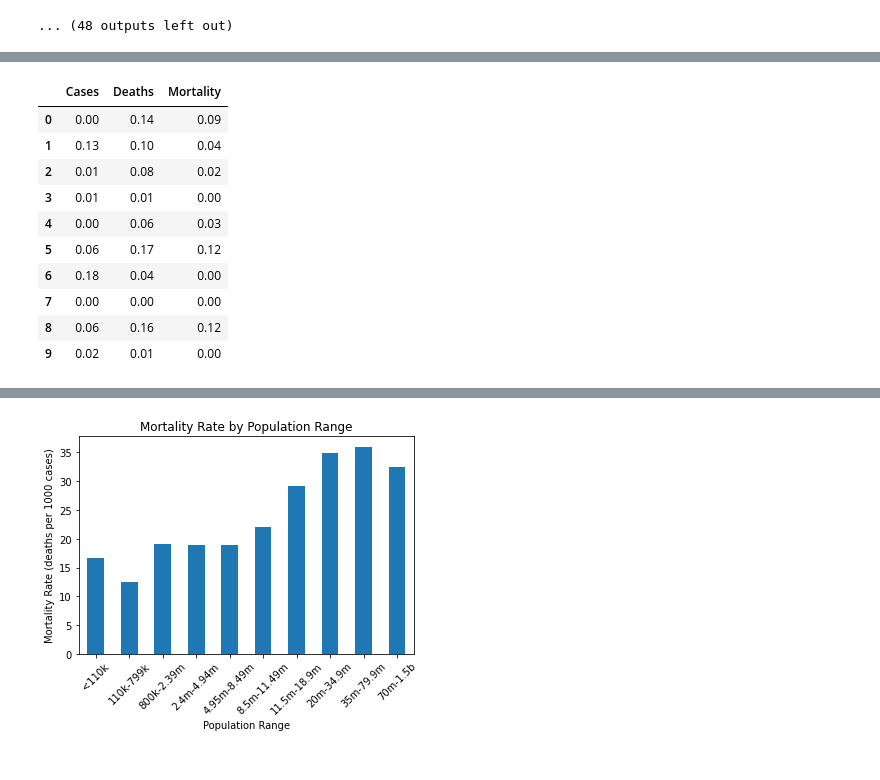
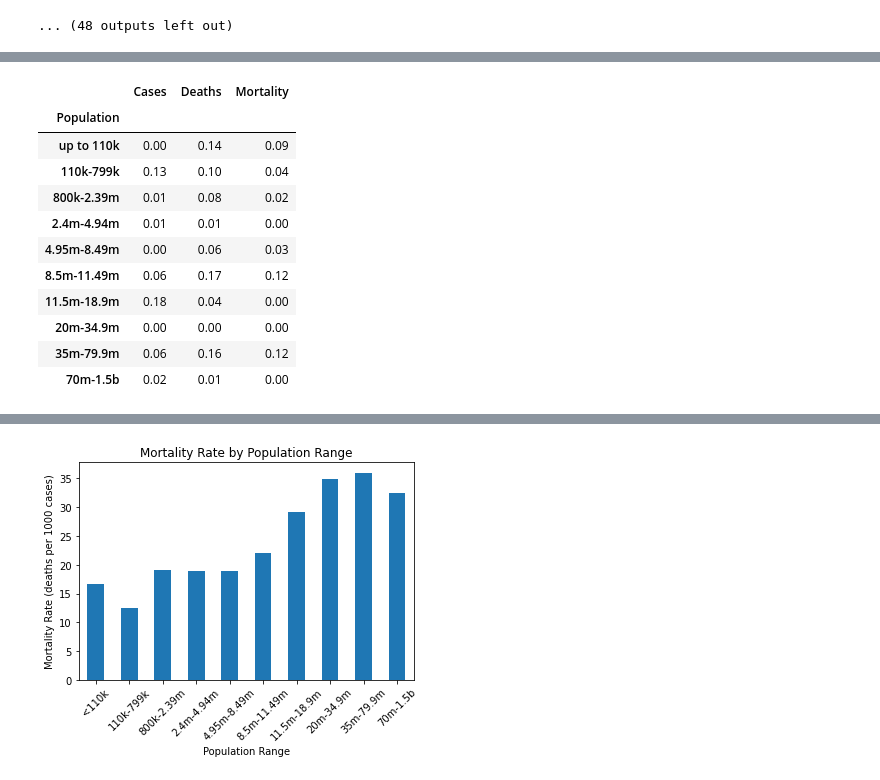
Before and after one commit to AustinRCole/COVID_Lat_GDP_analysis, a Jupyter notebook: Second Question Analysis.ipynb, the cells around one changed output, grey strips where cells are left out. Saved outputs shown, nothing was run; the diff lists cells and outputs as text; code cells hidden in the pictures.

```diff
--- a/Second Question Analysis.ipynb
+++ b/Second Question Analysis.ipynb
@@ -205,16 +218,17 @@ cc_df
 # %%
-rs_df = pd.DataFrame(list(zip(case_rs_list, deaths_rs_list, mortality_rs_list)),
-                       columns = ['Cases', 'Deaths','Mortality'])
-rs_df
+rs_df = pd.DataFrame(list(zip(pop_ranges, case_rs_list, deaths_rs_list, mortality_rs_list)),
+                       columns = ['Population', 'Cases', 'Deaths','Mortality'])
+rs_df.set_index('Population')
 # %% [output]
 |  | Cases | Deaths | Mortality |
-| 0 | 0.00 | 0.14 | 0.09 |
-| 1 | 0.13 | 0.10 | 0.04 |
-| 2 | 0.01 | 0.08 | 0.02 |
-| 3 | 0.01 | 0.01 | 0.00 |
-| 4 | 0.00 | 0.06 | 0.03 |
-| 5 | 0.06 | 0.17 | 0.12 |
-| 6 | 0.18 | 0.04 | 0.00 |
-| 7 | 0.00 | 0.00 | 0.00 |
-| 8 | 0.06 | 0.16 | 0.12 |
-| 9 | 0.02 | 0.01 | 0.00 |
+| Population |  |  |  |
+| up to 110k | 0.00 | 0.14 | 0.09 |
+| 110k-799k | 0.13 | 0.10 | 0.04 |
+| 800k-2.39m | 0.01 | 0.08 | 0.02 |
+| 2.4m-4.94m | 0.01 | 0.01 | 0.00 |
+| 4.95m-8.49m | 0.00 | 0.06 | 0.03 |
+| 8.5m-11.49m | 0.06 | 0.17 | 0.12 |
+| 11.5m-18.9m | 0.18 | 0.04 | 0.00 |
+| 20m-34.9m | 0.00 | 0.00 | 0.00 |
+| 35m-79.9m | 0.06 | 0.16 | 0.12 |
+| 70m-1.5b | 0.02 | 0.01 | 0.00 |
```
Also changed, not shown: parts of 8 cells of this notebook, 3 other files.
